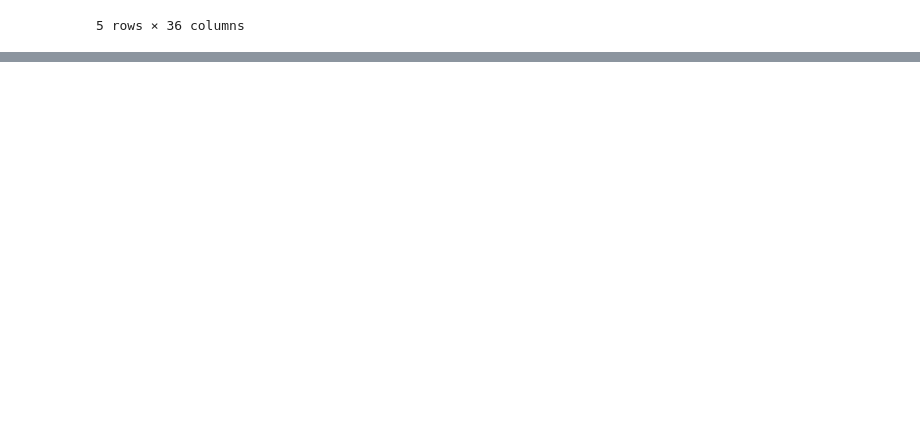
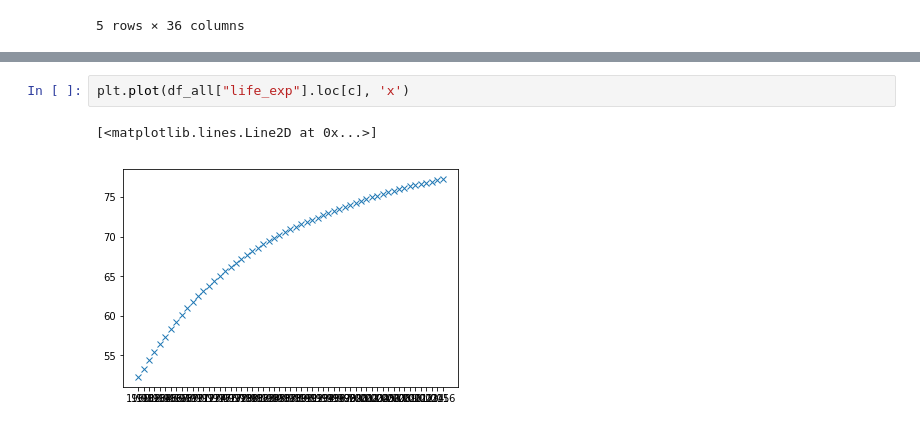
Before and after one commit to ecs-vlc/PythonTeaching, a Jupyter notebook: 03-Data/02 Pandas Intermediate.ipynb, the cells around one changed output, grey strips where cells are left out. Drawn from its saved outputs; the diff is of its cells as text; blank space fills up the shorter version.

```diff
--- a/03-Data/02 Pandas Intermediate.ipynb
+++ b/03-Data/02 Pandas Intermediate.ipynb
@@ -1749,0 +1871,5 @@ Half_Decade_stats.head()
+# %%
+plt.plot(df_all["life_exp"].loc[c], 'x')
+# %% [output]
+[<matplotlib.lines.Line2D at 0x...>]
+[figure, added]
```
Also changed, not shown: parts of 14 cells of this notebook.
